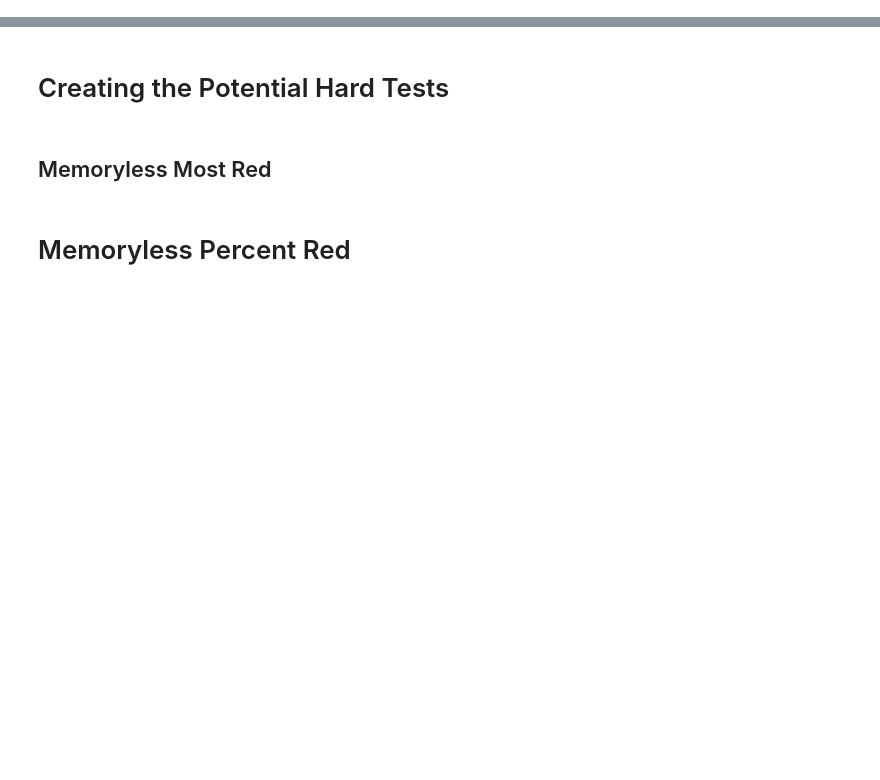
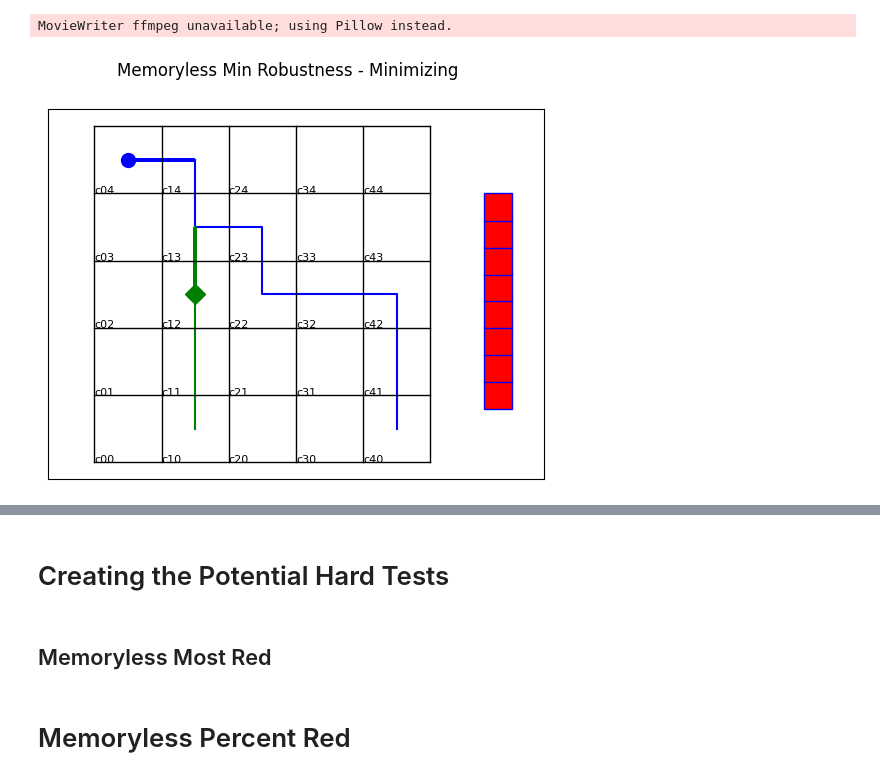
Before and after one commit to khassibi/GR1_simulations, a Jupyter notebook: patrolling_car_tests.ipynb, the cells around one changed output, grey strips where cells are left out. Saved outputs shown, nothing was run; the diff lists cells and outputs as text; code cells hidden in the pictures; blank space fills up the shorter version.

```diff
--- a/patrolling_car_tests.ipynb
+++ b/patrolling_car_tests.ipynb
@@ -67,7 +67,11 @@ b_signal, trajectory = patrolling_car_tests.rand_test_with_metric(G, 0, hard_tes
 # %%
 title = "Memoryless Min Robustness - Minimizing"
 min_robustness_env_metric = hard_tests.find_min_robustness(G)
 b_signal, trajectory = patrolling_car_tests.rand_test_with_metric(G, 0, hard_tests.memoryless_robustness_minimization, min_robustness_env_metric, 30)
+patrolling_car_tests.animate_test(ctrl, b_signal, title)
+# %% [output]
+MovieWriter ffmpeg unavailable; using Pillow instead.
+[figure, added]
 # %%
 title = "Memoryless Average Robustness - Minimizing"
 avg_robustness_env_metric = hard_tests.find_avg_robustness(G)
```
Also changed, not shown: parts of 10 cells of this notebook, 8 other files.
